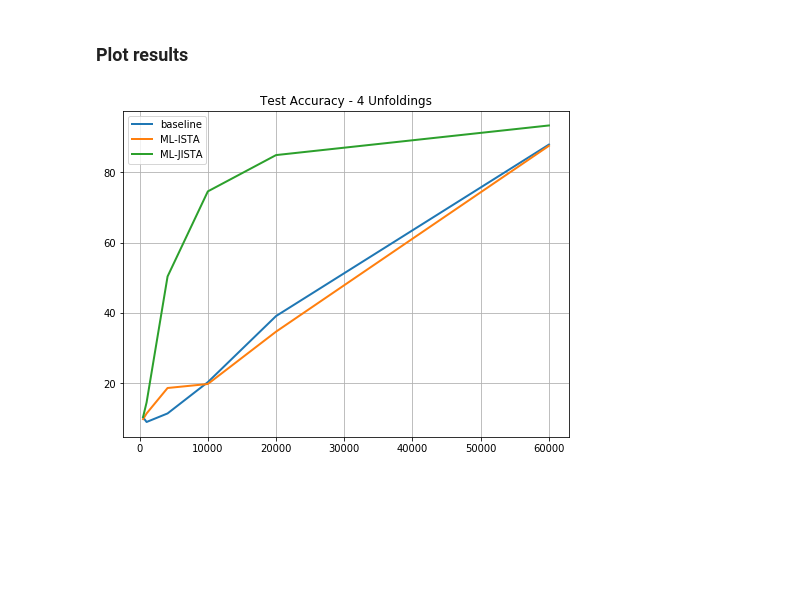
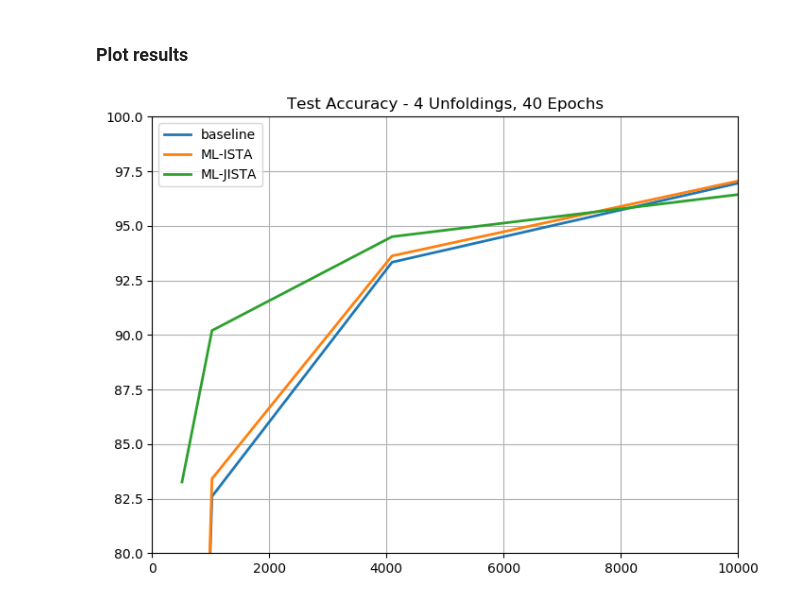
Before and after one commit to mm5110/sparse-structures-for-classification, a Jupyter notebook: dev/ML_ISTA/limited_data_test.ipynb, the cells around one changed output. Drawn from its saved outputs; the diff is of its cells as text; code cells hidden in the pictures; blank space fills up the shorter version.

```diff
--- a/dev/ML_ISTA/limited_data_test.ipynb
+++ b/dev/ML_ISTA/limited_data_test.ipynb
@@ -24,13 +24,13 @@ import pdb
 import Models_MNIST as mds
 
 # Hyper Parameters
-EPOCH = 1
+EPOCH = 40
 BATCH_SIZE = 256
 DOWNLOAD_MNIST = False
 m1 = 64
 m2 = 128
 m3 = 512
-cudaopt = False
+cudaopt = True
 
 EPS = 1e-4
 
@@ -145,9 +145,9 @@ for i in range(len(numb_train)):
             # JISTA
 
             sorted_labels_JISTA = sorted_labels_JISTA.type(torch.LongTensor)
-            scores_JISTA.type(torch.LongTensor)
-#             sorted_labels_JISTA = sorted_labels_JISTA.type(torch.cuda.LongTensor)
-#             scores_JISTA.type(torch.cuda.LongTensor)
+#             scores_JISTA.type(torch.LongTensor)
+            sorted_labels_JISTA = sorted_labels_JISTA.type(torch.cuda.LongTensor)
+            scores_JISTA.type(torch.cuda.LongTensor)
             loss_JISTA = F.nll_loss(scores_JISTA, sorted_labels_JISTA)      # negative log likelyhood
             optimizer_JISTA.zero_grad()               # clear gradients for this training step
             loss_JISTA.backward()                     # backpropagation, compute gradients
@@ -315,15 +222,15 @@ Running joint training
 # %%
 fig = plt.figure(figsize=(8,6))
 plt.style.use('default')
 plt.plot(numb_train, Acc_test_baseline[EPOCH-1, :],  linewidth = 2,label='baseline')
 plt.plot(numb_train, Acc_test_ISTA[EPOCH-1, :], linewidth = 2,label = 'ML-ISTA')
 plt.plot(numb_train, Acc_test_JISTA[EPOCH-1, :], linewidth = 2,label = 'ML-JISTA')
 # plt.plot(Acc_test_fista_r, linewidth = 2,label = 'ML-FISTA')
 
 plt.grid('on')
-plt.title('Test Accuracy - 4 Unfoldings')
+plt.title('Test Accuracy - 4 Unfoldings, 40 Epochs')
 plt.legend()
-# plt.axis([0, 100, 95, 100])
+plt.axis([0, 10000, 80, 100])
 plt.show()
 # %% [output]
-[figure, old version]
+[figure, new version]
```
Also changed, not shown: parts of 2 cells of this notebook, 1 other file.
